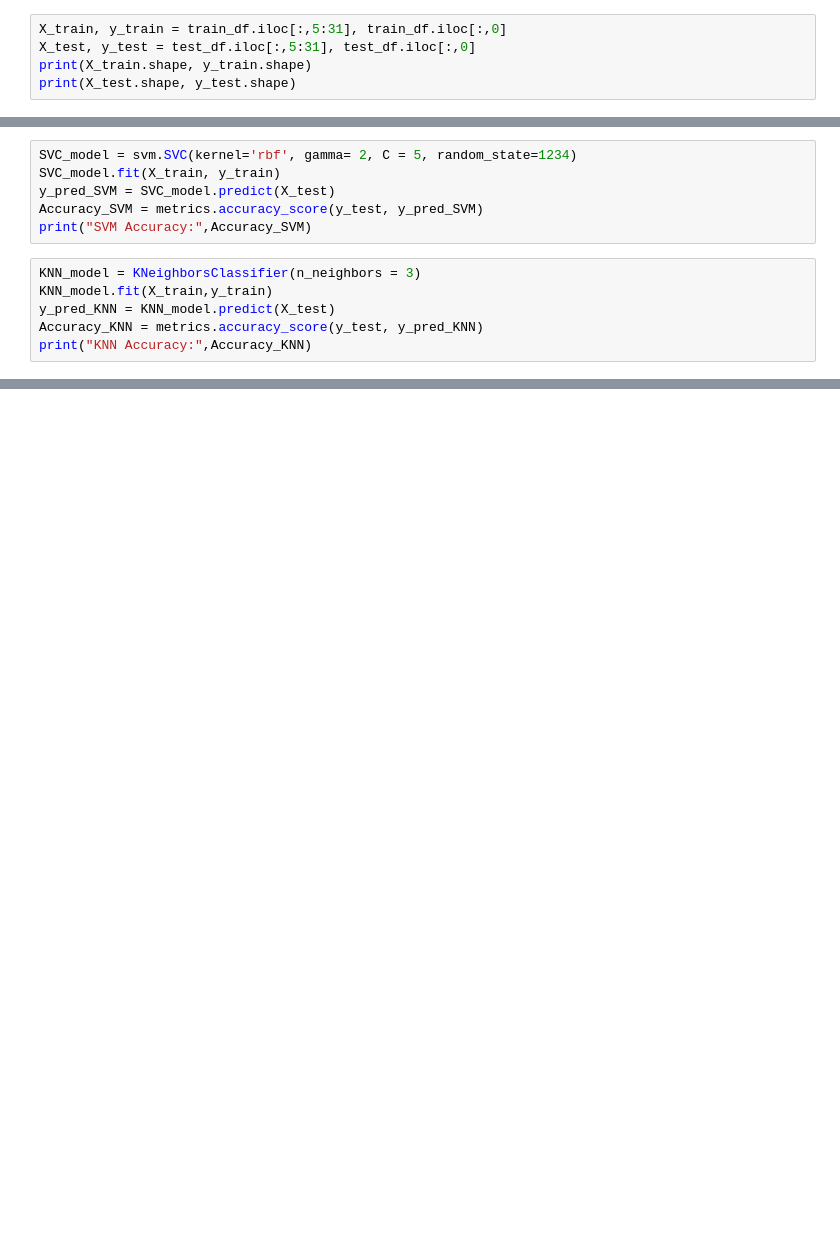
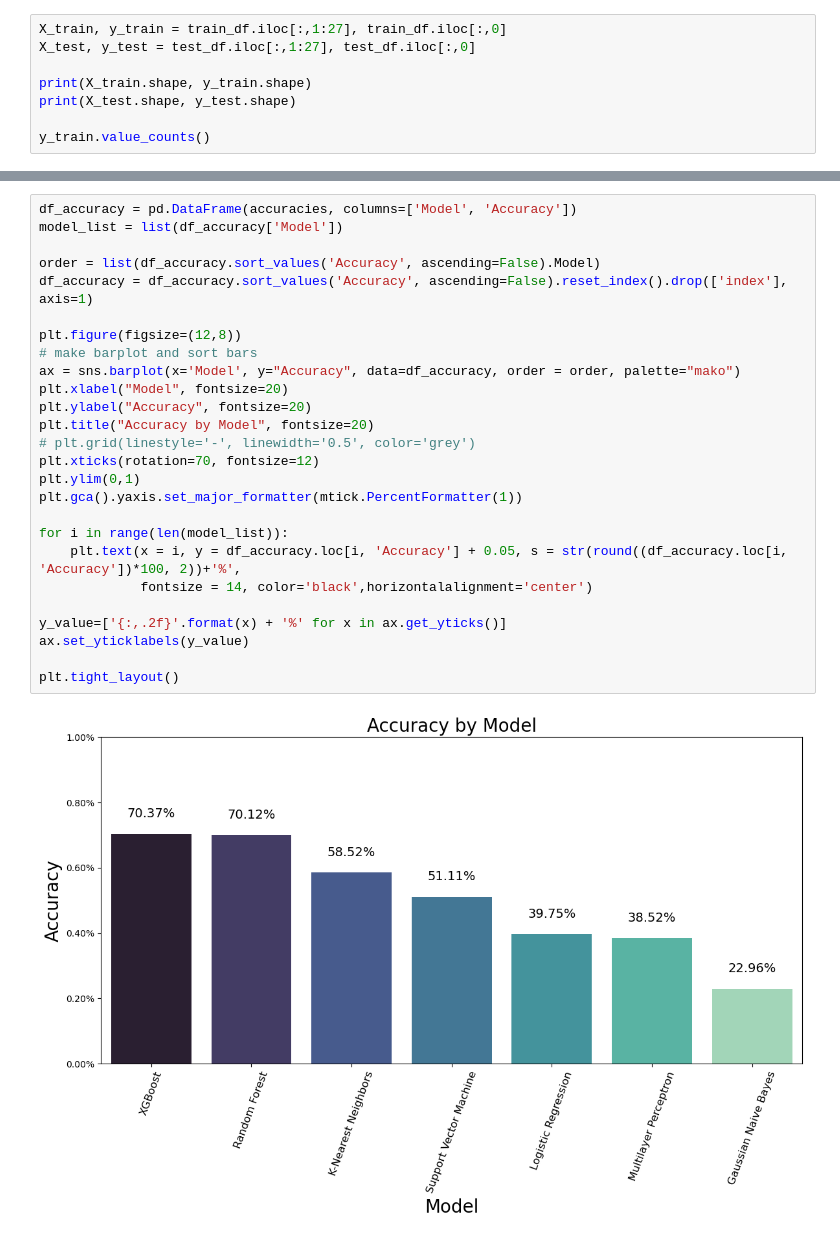
Before and after one commit to monishagopalan/credit-rating-forecast, a Jupyter notebook: machine-learning-methods.ipynb, the cells around one changed output, grey strips where cells are left out. Cells and saved outputs as stored; diff of their text form; blank space fills up the shorter version.

```diff
--- a/machine-learning-methods.ipynb
+++ b/machine-learning-methods.ipynb
@@ -112,5 +60,8 @@ train_df, test_df = train_test_split(ratings_df, test_size=0.2, random_state = 1
 # %%
-X_train, y_train = train_df.iloc[:,5:31], train_df.iloc[:,0]
-X_test, y_test = test_df.iloc[:,5:31], test_df.iloc[:,0]
+X_train, y_train = train_df.iloc[:,1:27], train_df.iloc[:,0]
+X_test, y_test = test_df.iloc[:,1:27], test_df.iloc[:,0]
+
 print(X_train.shape, y_train.shape)
 print(X_test.shape, y_test.shape)
+
+y_train.value_counts()
@@ -117,12 +75,0 @@ print(X_test.shape, y_test.shape)
-# %%
-SVC_model = svm.SVC(kernel='rbf', gamma= 2, C = 5, random_state=1234)
-SVC_model.fit(X_train, y_train)
-y_pred_SVM = SVC_model.predict(X_test)
-Accuracy_SVM = metrics.accuracy_score(y_test, y_pred_SVM)
-print("SVM Accuracy:",Accuracy_SVM)
-# %%
-KNN_model = KNeighborsClassifier(n_neighbors = 3)
-KNN_model.fit(X_train,y_train)
-y_pred_KNN = KNN_model.predict(X_test)
-Accuracy_KNN = metrics.accuracy_score(y_test, y_pred_KNN)
-print("KNN Accuracy:",Accuracy_KNN)
@@ -128,0 +119,28 @@ print("KNN Accuracy:",Accuracy_KNN)
+# %%
+df_accuracy = pd.DataFrame(accuracies, columns=['Model', 'Accuracy'])
+model_list = list(df_accuracy['Model'])
+
+order = list(df_accuracy.sort_values('Accuracy', ascending=False).Model)
+df_accuracy = df_accuracy.sort_values('Accuracy', ascending=False).reset_index().drop(['index'], axis=1)
+
+plt.figure(figsize=(12,8))
+# make barplot and sort bars
+ax = sns.barplot(x='Model', y="Accuracy", data=df_accuracy, order = order, palette="mako")
+plt.xlabel("Model", fontsize=20)
+plt.ylabel("Accuracy", fontsize=20)
+plt.title("Accuracy by Model", fontsize=20)
+# plt.grid(linestyle='-', linewidth='0.5', color='grey')
+plt.xticks(rotation=70, fontsize=12)
+plt.ylim(0,1)
+plt.gca().yaxis.set_major_formatter(mtick.PercentFormatter(1))
+
+for i in range(len(model_list)):
+    plt.text(x = i, y = df_accuracy.loc[i, 'Accuracy'] + 0.05, s = str(round((df_accuracy.loc[i, 'Accuracy'])*100, 2))+'%',
+             fontsize = 14, color='black',horizontalalignment='center')
+
+y_value=['{:,.2f}'.format(x) + '%' for x in ax.get_yticks()]
+ax.set_yticklabels(y_value)
+
+plt.tight_layout()
+# %% [output]
+[figure, added]
```
Also changed, not shown: parts of 23 cells of this notebook, 12 other files.
